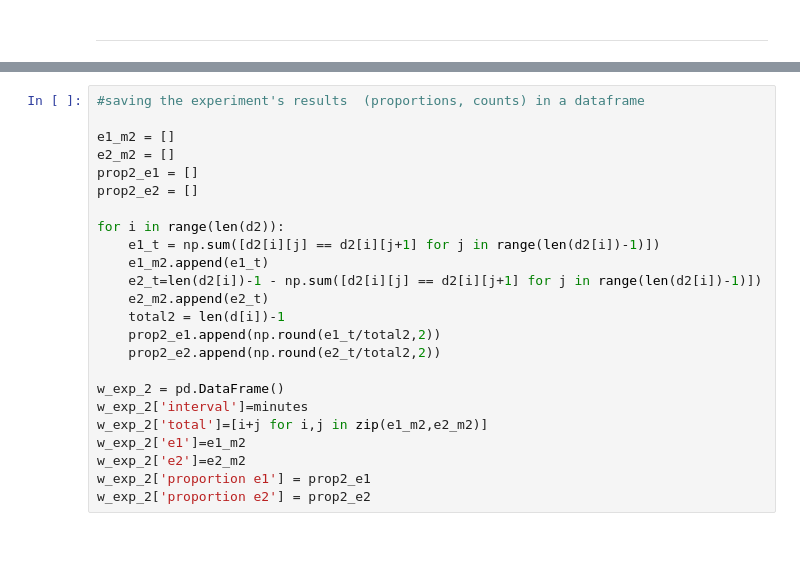
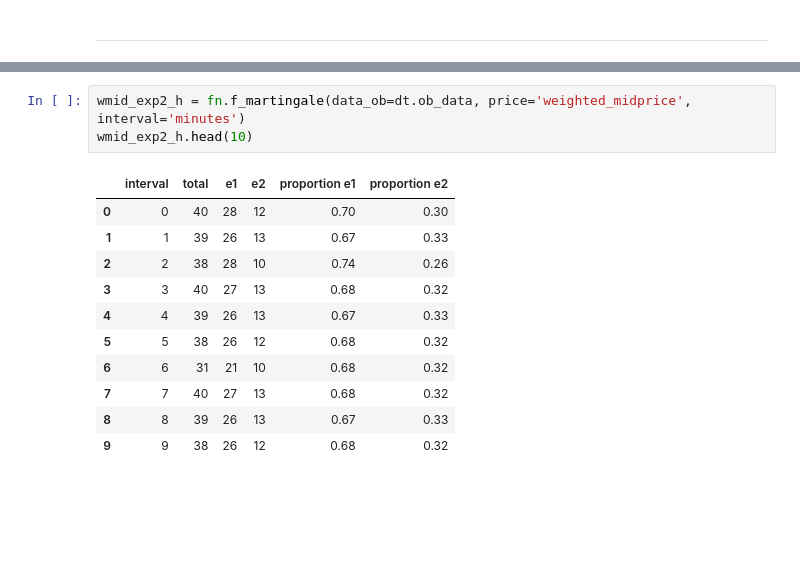
Before and after one commit to JuanPablo2019/myst_jprm_lab2, a Jupyter notebook: notebook.ipynb, the cells around one changed output, grey strips where cells are left out. Saved outputs shown, nothing was run; the diff lists cells and outputs as text; blank space fills up the shorter version.

```diff
--- a/notebook.ipynb
+++ b/notebook.ipynb
@@ -229,27 +169,18 @@ d2 = dict((i,list(df2[df2['minute']==i]['weighted_mid'])) for i in minutes)
-# %%
-#saving the experiment's results  (proportions, counts) in a dataframe
-
-e1_m2 = []
-e2_m2 = []
-prop2_e1 = []
-prop2_e2 = []
-
-for i in range(len(d2)):
-    e1_t = np.sum([d2[i][j] == d2[i][j+1] for j in range(len(d2[i])-1)])
-    e1_m2.append(e1_t)
-    e2_t=len(d2[i])-1 - np.sum([d2[i][j] == d2[i][j+1] for j in range(len(d2[i])-1)])
-    e2_m2.append(e2_t)
-    total2 = len(d[i])-1
-    prop2_e1.append(np.round(e1_t/total2,2))
-    prop2_e2.append(np.round(e2_t/total2,2))
-
-w_exp_2 = pd.DataFrame()
-w_exp_2['interval']=minutes
-w_exp_2['total']=[i+j for i,j in zip(e1_m2,e2_m2)]
-w_exp_2['e1']=e1_m2
-w_exp_2['e2']=e2_m2
-w_exp_2['proportion e1'] = prop2_e1
-w_exp_2['proportion e2'] = prop2_e2
+# %%
+wmid_exp2_h = fn.f_martingale(data_ob=dt.ob_data, price='weighted_midprice', interval='minutes')
+wmid_exp2_h.head(10)
+# %% [output]
+|  | interval | total | e1 | e2 | proportion e1 | proportion e2 |
+| 0 | 0 | 40 | 28 | 12 | 0.70 | 0.30 |
+| 1 | 1 | 39 | 26 | 13 | 0.67 | 0.33 |
+| 2 | 2 | 38 | 28 | 10 | 0.74 | 0.26 |
+| 3 | 3 | 40 | 27 | 13 | 0.68 | 0.32 |
+| 4 | 4 | 39 | 26 | 13 | 0.67 | 0.33 |
+| 5 | 5 | 38 | 26 | 12 | 0.68 | 0.32 |
+| 6 | 6 | 31 | 21 | 10 | 0.68 | 0.32 |
+| 7 | 7 | 40 | 27 | 13 | 0.68 | 0.32 |
+| 8 | 8 | 39 | 26 | 13 | 0.67 | 0.33 |
+| 9 | 9 | 38 | 26 | 12 | 0.68 | 0.32 |
 # %% [markdown]
 <br>
 # %% [markdown]
```
Also changed, not shown: parts of 24 cells of this notebook, 1 other file.
